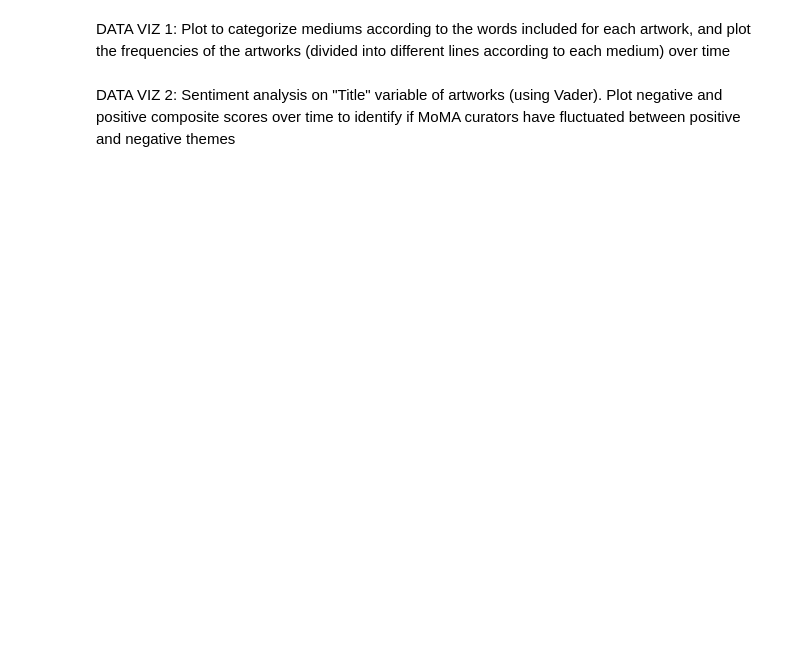
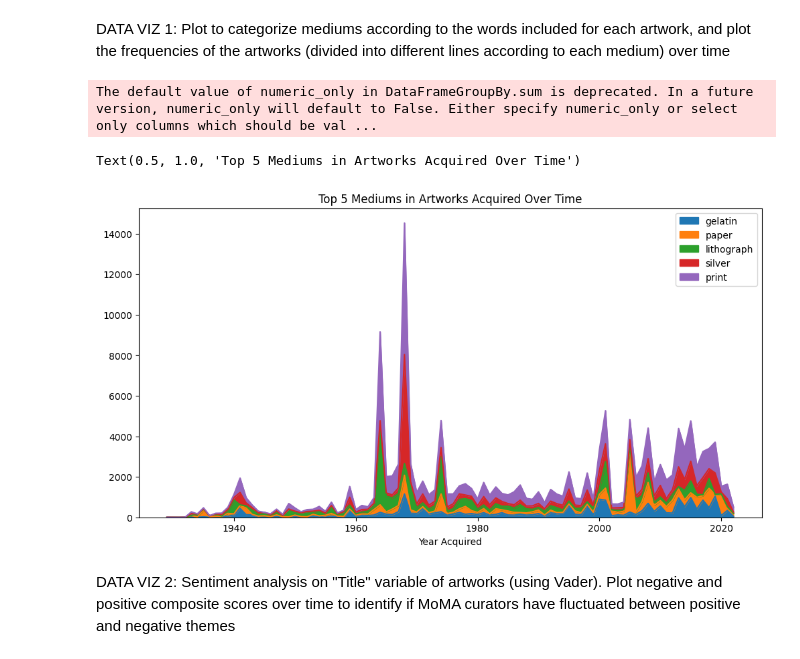
Before and after one commit to maleehaz/DH140-Final-Project, a Jupyter notebook: DH140-finalproject.ipynb, the cells around one changed output. Cells and saved outputs as stored; diff of their text form; code cells hidden in the pictures; blank space fills up the shorter version.

```diff
--- a/DH140-finalproject.ipynb
+++ b/DH140-finalproject.ipynb
@@ -140,0 +207,11 @@ plt.plot(timeseries[0], timeseries[1])
+# %%
+dfworks = dfartworks.copy()
+notyears = []
+dfworks['Date'].dropna(inplace = True)
+for w in dfworks['Date']:
+    if (not pd.isna(w)) and not w.isnumeric() and len(w) != 4 and w not in notyears:
+        notyears.append(w)
+for i in notyears:
+    dfworks = dfworks[dfworks['Date'] != i]
+dfworks = dfworks[dfworks['Date'] != "n d "]
+dfworks
@@ -143,6 +269,31 @@ plt.plot(timeseries[0], timeseries[1])
 # %% [markdown]
 DATA VIZ 1:
 Plot to categorize mediums according to the words included for each artwork, and plot the frequencies of the artworks (divided into different lines according to each medium) over time
+# %%
+dfmedyear = dfartworks.filter(['Medium','DateAcquired'])
+dfmedyear = dfmedyear.dropna()
+dfmedyear.reset_index(inplace = True, drop = True)
+medwordstr = ""
+for i in range(len(dfmedyear)):
+    if (not pd.isna(dfmedyear['Medium'][i])):
+        for w in dfmedyear['Medium'][i].split():
+            if w not in myStopWords and w not in numWords:
+                medwordstr += " " + PorterStemmer().stem(w)
+    dfmedyear['Medium'][i] = medwordstr
+    medwordstr = ""
+# %%
+dfmed = pd.DataFrame(nltk.FreqDist(medwordlist).most_common(5), columns= ['Words', 'Frequency']).sort_values('Frequency')
+for i in dfmed['Words']:
+    dfmedyear[i] = dfmedyear['Medium'].str.count(i)
+dfmedyear['YearAcquired'] = pd.DatetimeIndex(dfmedyear['DateAcquired']).year
+# %%
+medyrplot = dfmedyear.groupby('YearAcquired').sum().plot(kind = 'area', figsize = (12,6))
+medyrplot.set_xlabel('Year Acquired')
+medyrplot.set_title('Top 5 Mediums in Artworks Acquired Over Time')
+# %% [output]
+The default value of numeric_only in DataFrameGroupBy.sum is deprecated. In a future version, numeric_only will default to False. Either specify numeric_only or select only columns which should be val ...
+Text(0.5, 1.0, 'Top 5 Mediums in Artworks Acquired Over Time')
+[figure, added]
 # %% [markdown]
 DATA VIZ 2:
 Sentiment analysis on "Title" variable of artworks (using Vader). Plot negative and positive composite scores over time to identify if MoMA curators have fluctuated between positive and negative themes
```
Also changed, not shown: parts of 34 cells of this notebook.
